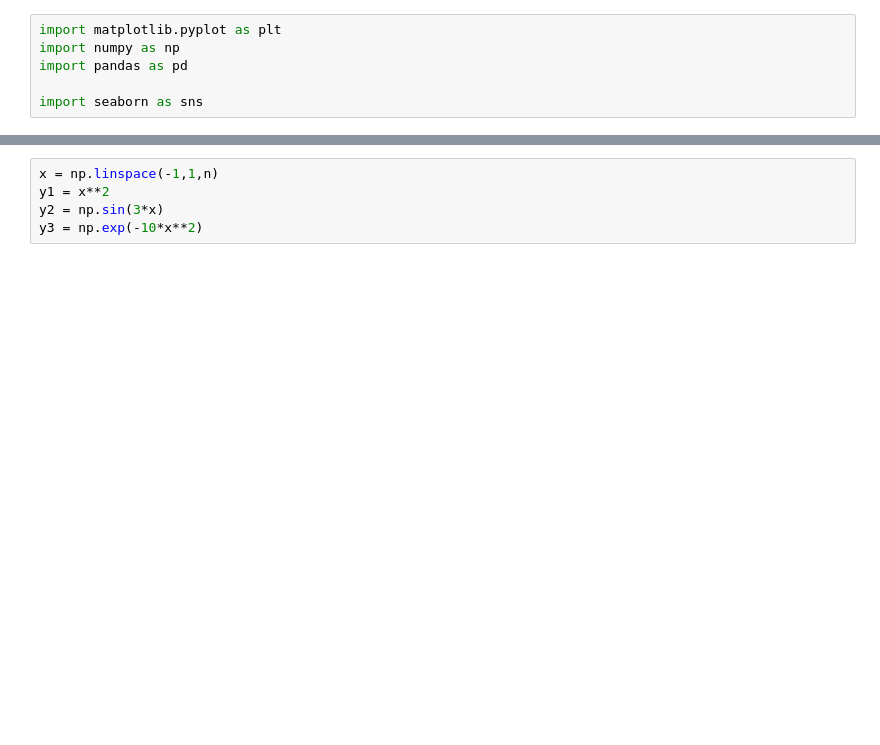
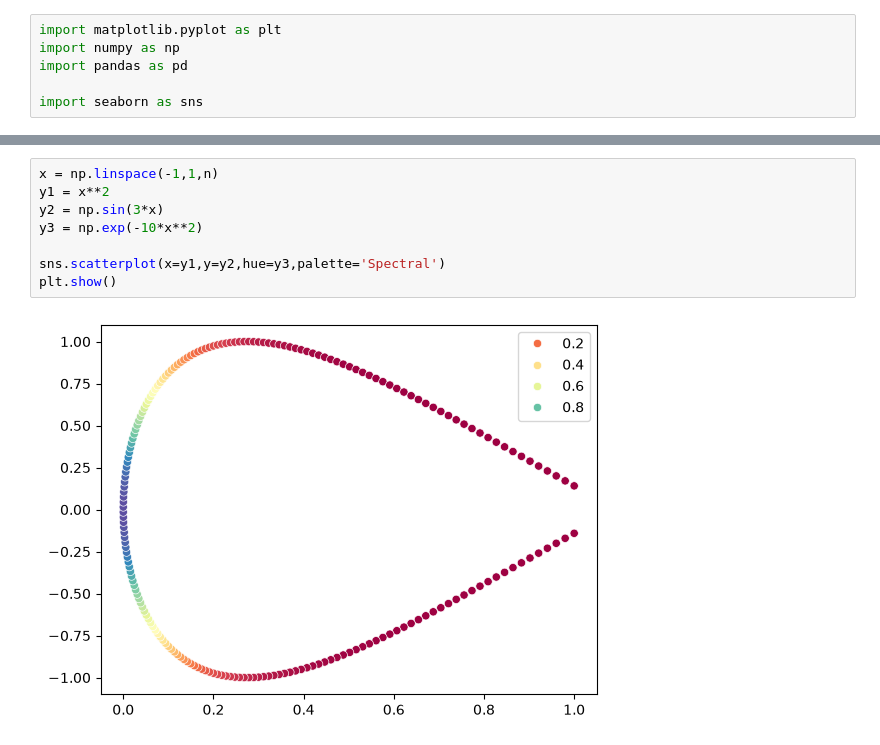
Before and after one commit to ISO158/udemy-deep-learning-cohen, a Jupyter notebook: 00-intro_python/text_plots.ipynb, the cells around one changed output, grey strips where cells are left out. Cells and saved outputs as stored; diff of their text form; blank space fills up the shorter version.

```diff
--- a/00-intro_python/text_plots.ipynb
+++ b/00-intro_python/text_plots.ipynb
@@ -249,5 +249,10 @@ plt.show()
 # %%
 x = np.linspace(-1,1,n)
 y1 = x**2
 y2 = np.sin(3*x)
 y3 = np.exp(-10*x**2)
+
+sns.scatterplot(x=y1,y=y2,hue=y3,palette='Spectral')
+plt.show()
+# %% [output]
+[figure, added]
```
Also changed, not shown: parts of 11 cells of this notebook.
